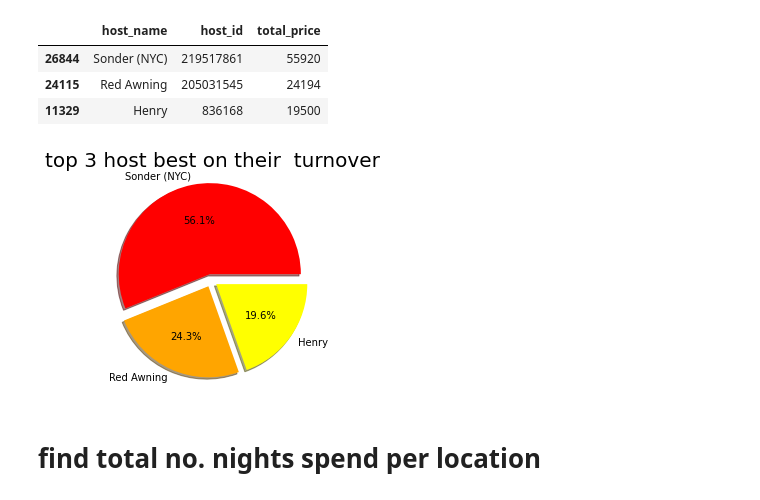
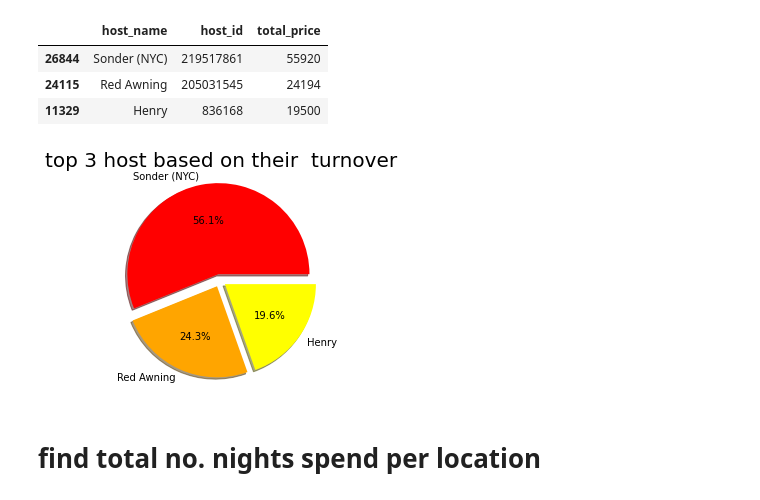
Before and after one commit to suloymandal9/Airbnb--data--analysis, a Jupyter notebook: airbnb.ipynb, the cells around one changed output. Drawn from its saved outputs; the diff is of its cells as text; code cells hidden in the pictures.

```diff
--- a/airbnb.ipynb
+++ b/airbnb.ipynb
@@ -157,11 +157,11 @@ explode = (0.07, 0.07, 0.07)
 # %%
 #creating pie chart
 plt.pie(sizes,explode=explode,labels=labels,colors=colors,autopct='%1.1f%%',shadow=True)
-plt.title('top 3 host best on their  turnover', fontsize=20)
+plt.title('top 3 host based on their  turnover', fontsize=20)
 plt.axis("equal")
 plt.show()
 # %% [output]
-[figure, old version]
+[figure, new version]
 # %% [markdown]
 # find total no. nights spend per location
 # %%
```
Also changed, not shown: parts of 3 cells of this notebook.
